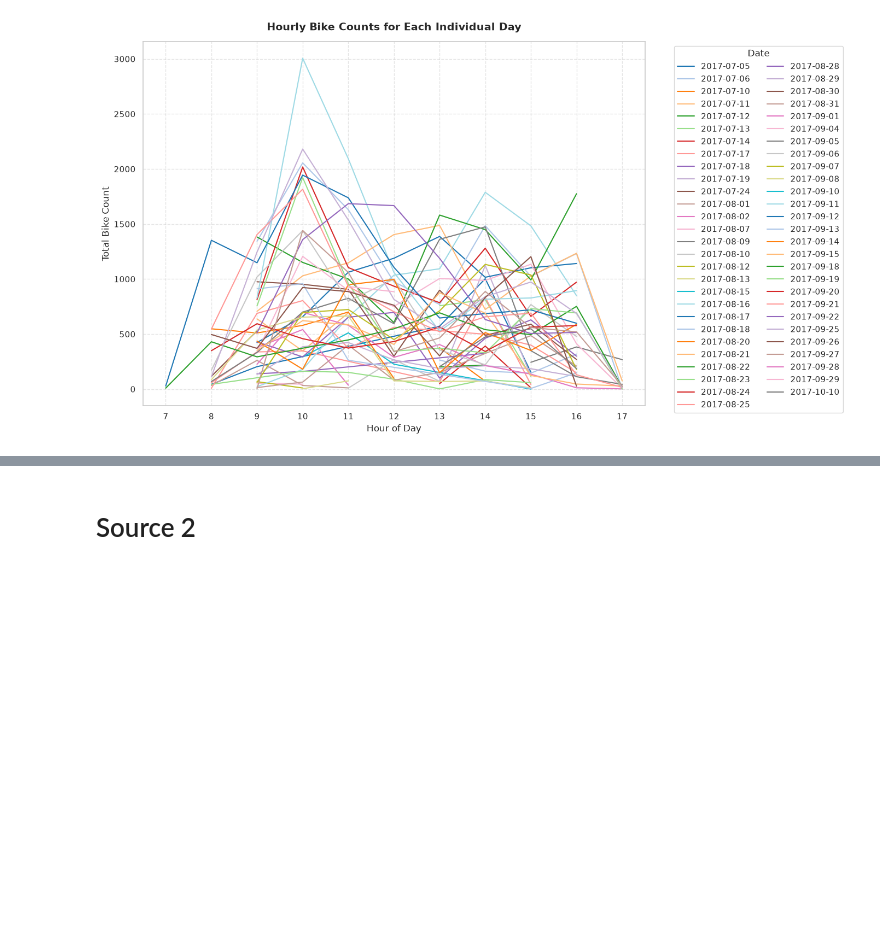
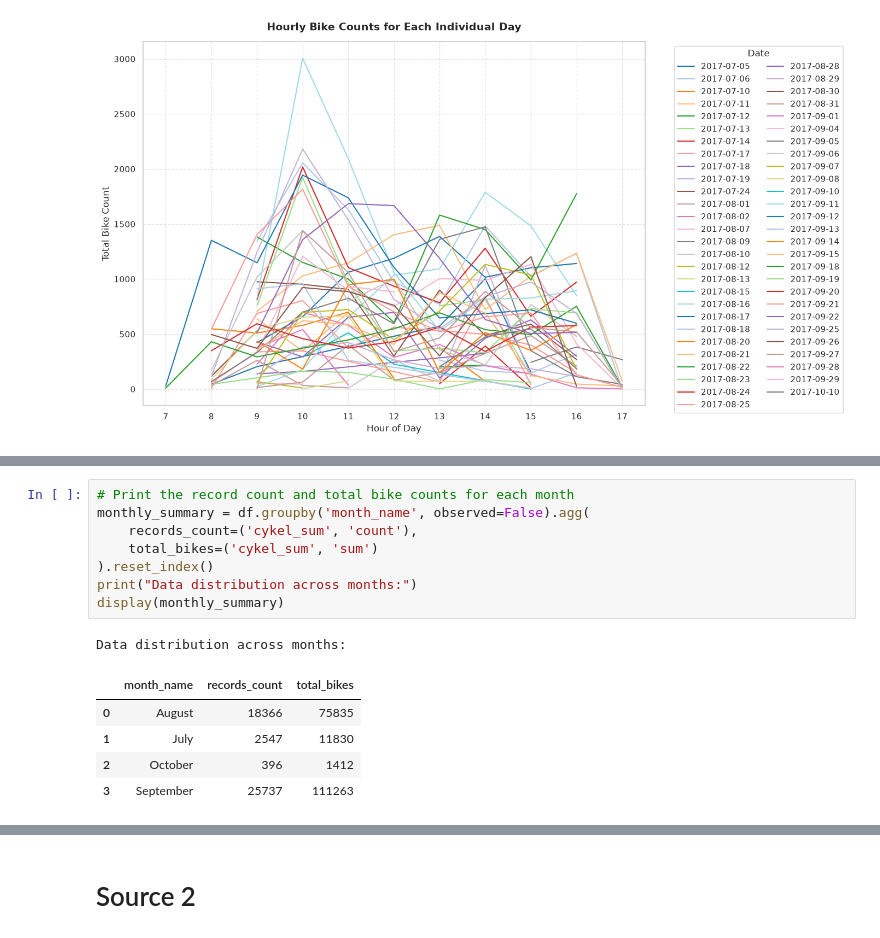
Before and after one commit to Flurry58/BigDataProject, a Jupyter notebook: Main.ipynb, the cells around one changed output, grey strips where cells are left out. Drawn from its saved outputs; the diff is of its cells as text; blank space fills up the shorter version.

```diff
--- a/Main.ipynb
+++ b/Main.ipynb
@@ -157,0 +192,15 @@ plt.show()
+# %%
+# Print the record count and total bike counts for each month
+monthly_summary = df.groupby('month_name', observed=False).agg(
+    records_count=('cykel_sum', 'count'),
+    total_bikes=('cykel_sum', 'sum')
+).reset_index()
+print("Data distribution across months:")
+display(monthly_summary)
+# %% [output]
+Data distribution across months:
+|  | month_name | records_count | total_bikes |
+| 0 | August | 18366 | 75835 |
+| 1 | July | 2547 | 11830 |
+| 2 | October | 396 | 1412 |
+| 3 | September | 25737 | 111263 |
```
Also changed, not shown: parts of 3 cells of this notebook.
